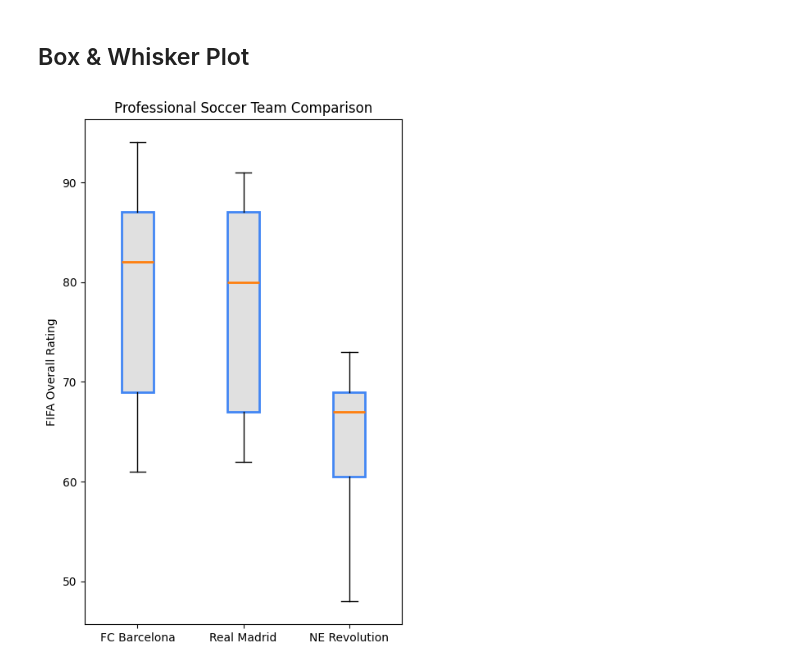
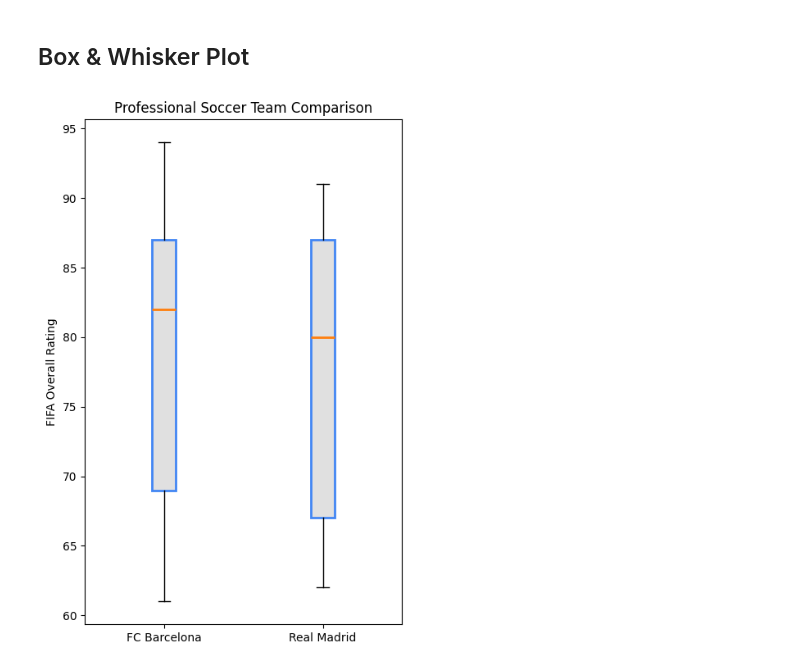
Before and after one commit to bedirhankaraahmetli/data-science-journey, a Jupyter notebook: notes/Data_Visualization/data_visualization.ipynb, the cells around one changed output. Drawn from its saved outputs; the diff is of its cells as text; code cells hidden in the pictures.

Commit message:
updated data visualization

```diff
--- a/notes/Data_Visualization/data_visualization.ipynb
+++ b/notes/Data_Visualization/data_visualization.ipynb
@@ -234,23 +245,23 @@ nevs = fifa.loc[fifa.Club == 'Galatasaray']['Overall']
 # %%
 plt.style.use('default')
 
 plt.figure(figsize=(5,8))
 
-labels = ['FC Barcelona', 'Real Madrid', 'NE Revolution']
+labels = ['FC Barcelona', 'Real Madrid']
 
-boxes = plt.boxplot([barcelona, madrid, revs], labels=labels, patch_artist=True, medianprops={'linewidth':2})
+boxes = plt.boxplot([barcelona, madrid], labels=labels, patch_artist=True, medianprops={'linewidth':2})
 
 for box in boxes['boxes']:
     # Set edge color
     box.set(color='#4286f4', linewidth=2)
 
     # Change Fill Color
     box.set(facecolor='#e0e0e0')
 
 plt.title('Professional Soccer Team Comparison')
 plt.ylabel('FIFA Overall Rating')
 
 plt.savefig('box_and_whisker.png', dpi=300)
 plt.show()
 # %% [output]
-[figure, old version]
+[figure, new version]
```
Also changed, not shown: parts of 2 cells of this notebook, 3 other files.
